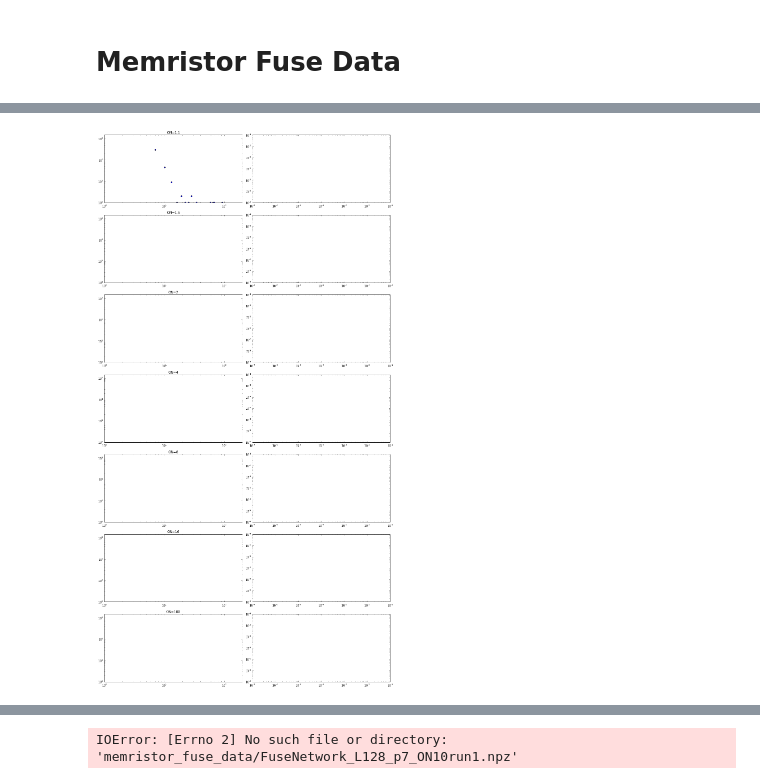
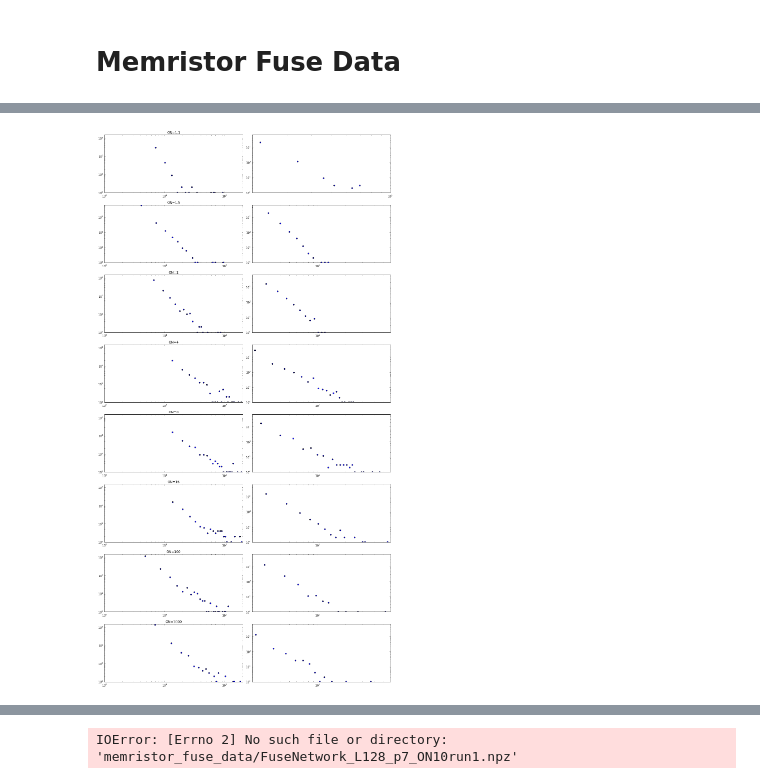
Before and after one commit to forrestsheldon/memNets, a Jupyter notebook: Memristor_Fuse_Data.ipynb, the cells around one changed output, grey strips where cells are left out. Cells and saved outputs as stored; diff of their text form; code cells hidden in the pictures.

```diff
--- a/Memristor_Fuse_Data.ipynb
+++ b/Memristor_Fuse_Data.ipynb
@@ -10,6 +10,7 @@ import matplotlib.pyplot as plt
 L128_p6_ON1_1 = np.load('memristor_fuse_data/FuseNetwork_L128_p6_ON1.1run1.npz')
 avalanches_L128_p6_ON1_1 = np.array([np.sum(i) for i in L128_p6_ON1_1['avalanches']])
 steps_L128_p6_ON1_1 = np.array([len(i) for i in L128_p6_ON1_1['avalanches']])
+cond_L128_p6_ON1_1 = L128_p6_ON1_1['conductivities']
 L128_p6_ON1_5 = np.load('memristor_fuse_data/FuseNetwork_L128_p6_ON1.5run1.npz')
 avalanches_L128_p6_ON1_5 = np.array([np.sum(i) for i in L128_p6_ON1_5['avalanches']])
 steps_L128_p6_ON1_5 = np.array([len(i) for i in L128_p6_ON1_5['avalanches']])
@@ -28,4 +29,7 @@ steps_L128_p6_ON16 = np.array([len(i) for i in L128_p6_ON16['avalanches']])
 L128_p6_ON100 = np.load('memristor_fuse_data/FuseNetwork_L128_p6_ON100run1.npz')
 avalanches_L128_p6_ON100 = np.array([np.sum(i) for i in L128_p6_ON100['avalanches']])
 steps_L128_p6_ON100 = np.array([len(i) for i in L128_p6_ON100['avalanches']])
+L128_p6_ON1000 = np.load('memristor_fuse_data/FuseNetwork_L128_p6_ON1000run1.npz')
+avalanches_L128_p6_ON1000 = np.array([np.sum(i) for i in L128_p6_ON1000['avalanches']])
+steps_L128_p6_ON1000 = np.array([len(i) for i in L128_p6_ON1000['avalanches']])
 # %%
@@ -110,50 +135,92 @@ hist_L128_p6_ON100, bins_L128_p6_ON100 = np.histogram(avalanches_L128_p6_ON100[
                                          np.logical_and(avalanches_L128_p6_ON100>0, avalanches_L128_p6_ON100<200)], bins=30)
 hist_steps_L128_p6_ON100, bins_steps_L128_p6_ON100 = np.histogram(steps_L128_p6_ON100[avalanches_L128_p6_ON100>0], bins=30)
 
-fig, ax = plt.subplots(7, 2, figsize=(15, 28))
+#avalanches_L128_p6_ON1000 = avalanches_L128_p6_ON1000[400:1900]
+hist_L128_p6_ON1000, bins_L128_p6_ON1000 = np.histogram(avalanches_L128_p6_ON1000[
+                                         np.logical_and(avalanches_L128_p6_ON1000>0, avalanches_L128_p6_ON1000<200)], bins=30)
+hist_steps_L128_p6_ON1000, bins_steps_L128_p6_ON1000 = np.histogram(steps_L128_p6_ON1000[avalanches_L128_p6_ON1000>0], bins=30)
+
+fig, ax = plt.subplots(8, 2, figsize=(15, 28))
 
 ax[0,0].scatter(bins_L128_p6_ON1_1[1:], hist_L128_p6_ON1_1, c='b')
 ax[0,0].set_title('ON=1.1')
 ax[0,0].set_xlim(1, 200)
 ax[0,0].set_ylim(1, 1500)
 
-ax[1,0].scatter(10**bins_L128_p6_ON1_5[1:], hist_L128_p6_ON1_5, c='b')
+ax[0,1].scatter(bins_steps_L128_p6_ON1_1[1:], hist_steps_L128_p6_ON1_1)
+ax[0,1].set_xlim(2, 10)
+ax[0,1].set_ylim(1, 6500)
+
+ax[1,0].scatter(bins_L128_p6_ON1_5[1:], hist_L128_p6_ON1_5, c='b')
 ax[1,0].set_title('ON=1.5')
 ax[1,0].set_xlim(1, 200)
-ax[1,0].set_ylim(1, 1500)
+ax[1,0].set_ylim(1, 6500)
 
-ax[2,0].scatter(10**bins_L128_p6_ON2[1:], hist_L128_p6_ON2, c='b')
+ax[1,1].scatter(bins_steps_L128_p6_ON1_5[1:], hist_steps_L128_p6_ON1_5)
+ax[1,1].set_xlim(2, 60)
+ax[1,1].set_ylim(1, 6500)
+
+ax[2,0].scatter(bins_L128_p6_ON2[1:], hist_L128_p6_ON2, c='b')
 ax[2,0].set_title('ON=2')
 ax[2,0].set_xlim(1, 200)
 ax[2,0].set_ylim(1, 1500)
 
-ax[3,0].scatter(10**bins_L128_p6_ON4[1:], hist_L128_p6_ON4, c='b')
+ax[2,1].scatter(bins_steps_L128_p6_ON2[1:], hist_steps_L128_p6_ON2)
+ax[2,1].set_xlim(2, 60)
+ax[2,1].set_ylim(1, 6500)
+
+ax[3,0].scatter(bins_L128_p6_ON4[1:], hist_L128_p6_ON4, c='b')
 ax[3,0].set_title('ON=4')
 ax[3,0].set_xlim(1, 200)
 ax[3,0].set_ylim(1, 1500)
 
-ax[4,0].scatter(10**bins_L128_p6_ON8[1:], hist_L128_p6_ON8, c='b')
+ax[3,1].scatter(bins_steps_L128_p6_ON4[1:], hist_steps_L128_p6_ON4)
+ax[3,1].set_xlim(2, 60)
+ax[3,1].set_ylim(1, 6500)
+
+ax[4,0].scatter(bins_L128_p6_ON8[1:], hist_L128_p6_ON8, c='b')
 ax[4,0].set_title('ON=8')
 ax[4,0].set_xlim(1, 200)
 ax[4,0].set_ylim(1, 1500)
 
-ax[5,0].scatter(10**bins_L128_p6_ON16[1:], hist_L128_p6_ON16, c='b')
+ax[4,1].scatter(bins_steps_L128_p6_ON8[1:], hist_steps_L128_p6_ON8)
+ax[4,1].set_xlim(2, 60)
+ax[4,1].set_ylim(1, 6500)
+
+ax[5,0].scatter(bins_L128_p6_ON16[1:], hist_L128_p6_ON16, c='b')
 ax[5,0].set_title('ON=16')
 ax[5,0].set_xlim(1, 200)
 ax[5,0].set_ylim(1, 1500)
 
-ax[6,0].scatter(10**bins_L128_p6_ON100[1:], hist_L128_p6_ON100, c='b')
+ax[5,1].scatter(bins_steps_L128_p6_ON16[1:], hist_steps_L128_p6_ON16)
+ax[5,1].set_xlim(2, 60)
+ax[5,1].set_ylim(1, 6500)
+
+ax[6,0].scatter(bins_L128_p6_ON100[1:], hist_L128_p6_ON100, c='b')
 ax[6,0].set_title('ON=100')
 ax[6,0].set_xlim(1, 200)
 ax[6,0].set_ylim(1, 1500)
+
+ax[6,1].scatter(bins_steps_L128_p6_ON100[1:], hist_steps_L128_p6_ON100)
+ax[6,1].set_xlim(2, 60)
+ax[6,1].set_ylim(1, 6500)
+
+ax[7,0].scatter(bins_L128_p6_ON1000[1:], hist_L128_p6_ON1000, c='b')
+ax[7,0].set_title('ON=1000')
+ax[7,0].set_xlim(1, 200)
+ax[7,0].set_ylim(1, 1500)
+
+ax[7,1].scatter(bins_steps_L128_p6_ON1000[1:], hist_steps_L128_p6_ON1000)
+ax[7,1].set_xlim(2, 60)
+ax[7,1].set_ylim(1, 6500)
 
 
 for plot_row in ax:
     for a in plot_row:
         a.set_xscale('log')
         a.set_yscale('log')
 
 
 fig.tight_layout()
 # %% [output]
-[figure, old version]
+[figure, new version]
```
Also changed, not shown: parts of 5 cells of this notebook.
